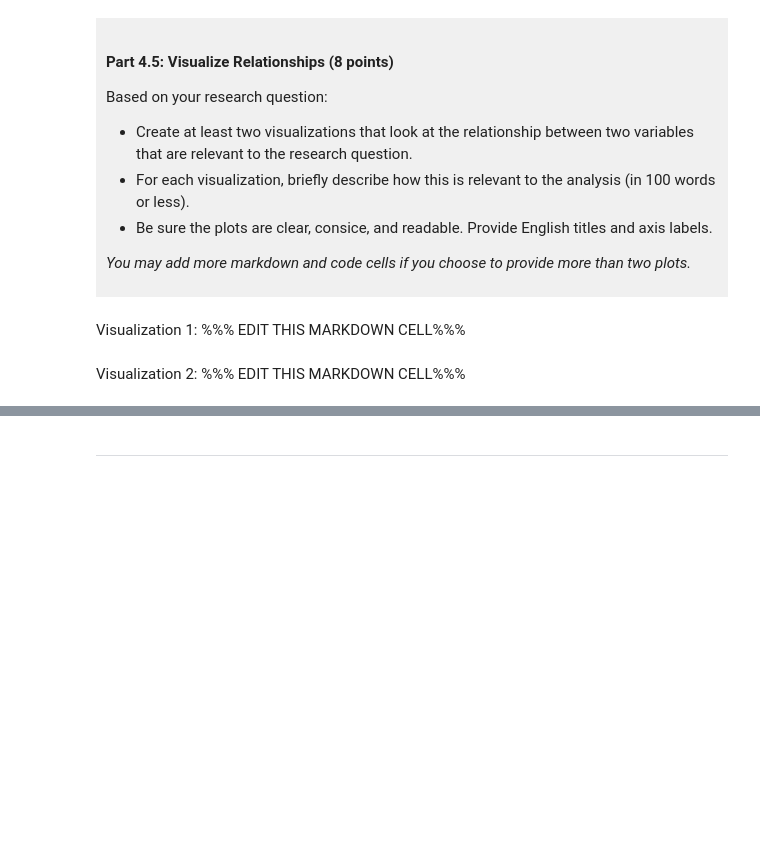
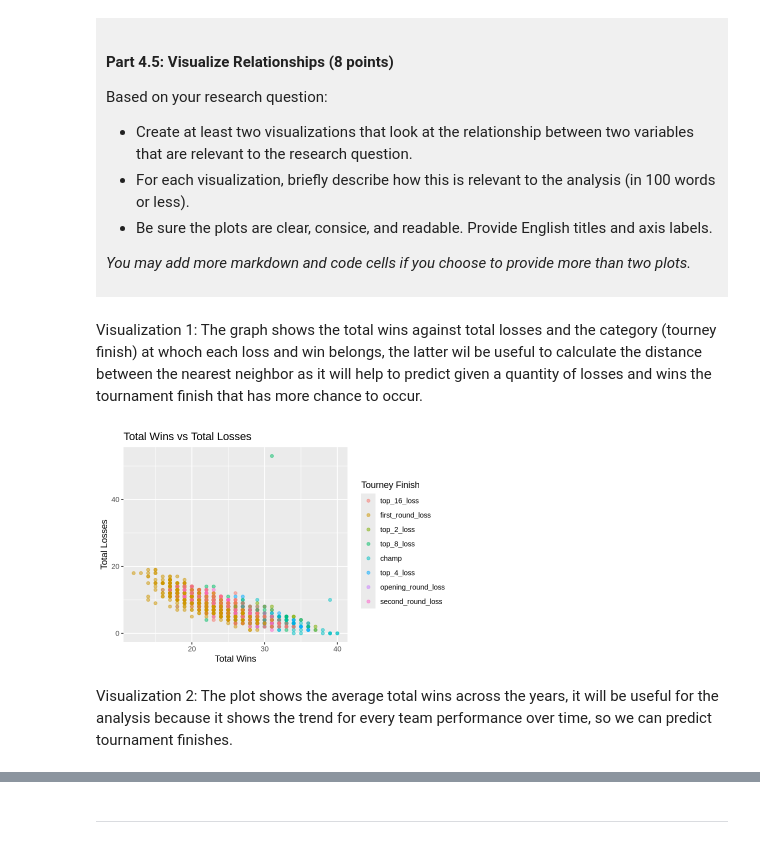
Before and after one commit to felflohdz/dsci-100-project-felipe-flores-hernandez, a Jupyter notebook: dsci-100-project-notebook.ipynb, the cells around one changed output, grey strips where cells are left out. Cells and saved outputs as stored; diff of their text form; code cells hidden in the pictures; blank space fills up the shorter version.

```diff
--- a/dsci-100-project-notebook.ipynb
+++ b/dsci-100-project-notebook.ipynb
@@ -312,9 +366,17 @@ Based on your research question:
 *You may add more markdown and code cells if you choose to provide more than two plots.*
 </div>
 # %% [markdown]
-Visualization 1: %%% EDIT THIS MARKDOWN CELL%%%
+Visualization 1: The graph shows the total wins against total losses and the category (tourney finish) at whoch each loss and win belongs, the latter wil be useful to calculate the distance between the nearest neighbor as it will help to predict given a quantity of losses and wins the tournament finish that has more chance to occur.
 # %%
-### EDIT THIS CODE CELL FOR VISUALIZATION 1###
+options(repr.plot.width = 6, repr.plot.height = 4)
+ggplot(data_set, aes(x = total_wins, y = total_losses, color = tourney_finish)) +
+           geom_point(alpha = 0.5) +
+           labs(x = "Total Wins",
+                y = "Total Losses",
+                title = "Total Wins vs Total Losses",
+                color = "Tourney Finish")
+# %% [output]
+[figure, added]
 # %% [markdown]
-Visualization 2: %%% EDIT THIS MARKDOWN CELL%%%
+Visualization 2: The plot shows the average total wins across the years, it will be useful for the analysis because it shows the trend for every team performance over time, so we can predict tournament finishes.
 # %%
```
Also changed, not shown: parts of 11 cells of this notebook.
